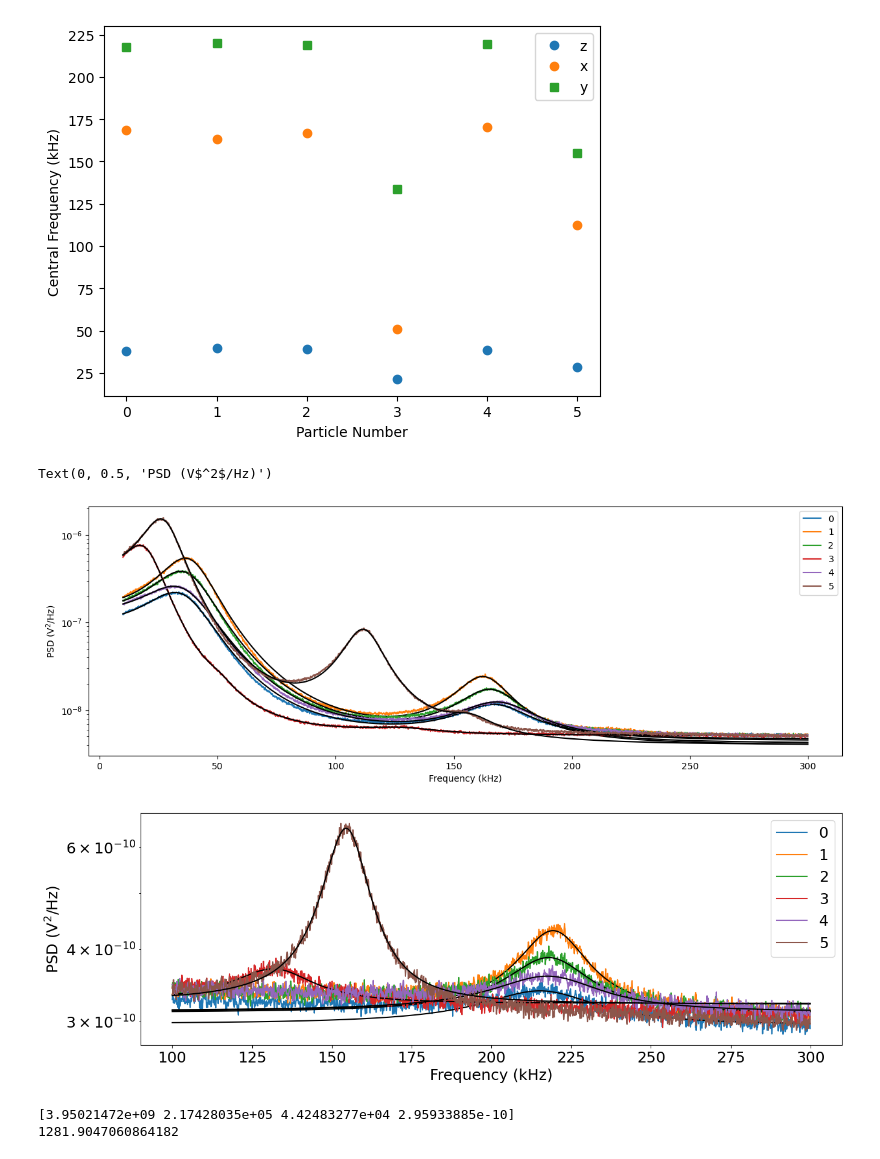
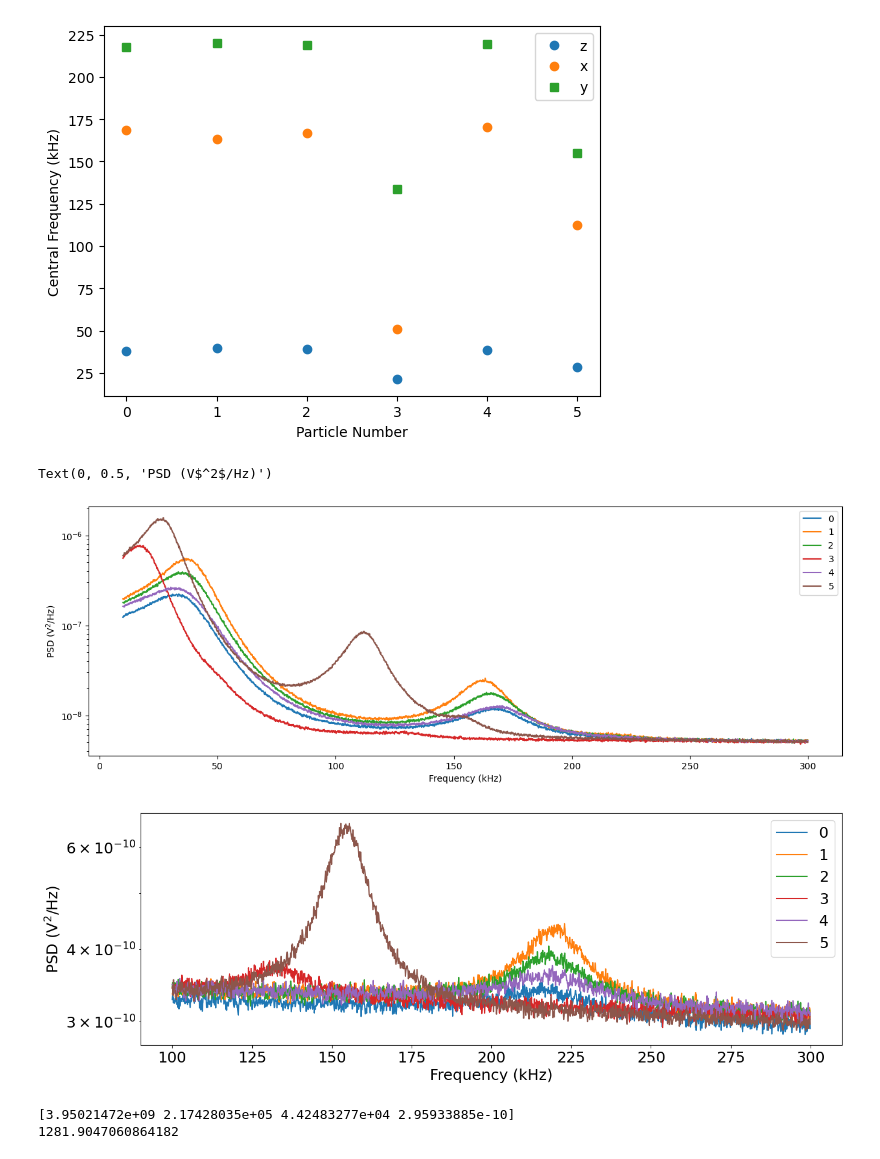
Before and after one commit to tompenny/SIMPLE_MASTQG_diamond, a Jupyter notebook: Particle frequencies.ipynb, the cells around one changed output. Cells and saved outputs as stored; diff of their text form; code cells hidden in the pictures.

```diff
--- a/Particle frequencies.ipynb
+++ b/Particle frequencies.ipynb
@@ -88,30 +88,30 @@ plt.legend()
 # %%
 plt.figure(figsize = (15, 5))
 lb = int(10000*nps_frac)
 ub = int(300000*nps_frac)
 for n, PSD in enumerate(PSDs):
     plt.plot(PSD_freq[lb:ub]/1000, PSD[lb:ub], label = str(n))
-    plt.plot(PSD_freq[lb:ub]/1000, fitted_l[n][lb:ub], 'k')
+    #plt.plot(PSD_freq[lb:ub]/1000, fitted_l[n][lb:ub], 'k')
 plt.yscale('log')
 plt.legend()
 plt.xlabel('Frequency (kHz)')
 plt.ylabel('PSD (V$^2$/Hz)')
 
 plt.figure(figsize = (15, 5))
 plt.tick_params(axis='both', which='both', labelsize=18)
 lb = int(100000*nps_frac)
 ub = int(300000*nps_frac)
 for n, PSD in enumerate(PSDs2):
     plt.plot(PSD_freq[lb:ub]/1000, PSD[lb:ub], label = str(n))
-    plt.plot(PSD_freq[lb:ub]/1000, fitted_l2[n][lb:ub], 'k')
+    #plt.plot(PSD_freq[lb:ub]/1000, fitted_l2[n][lb:ub], 'k')
 plt.yscale('log')
 plt.legend(fontsize = 18)
 plt.xlabel('Frequency (kHz)', fontsize = 18)
 plt.ylabel('PSD (V$^2$/Hz)', fontsize = 18)
 # %% [output]
 Text(0, 0.5, 'PSD (V$^2$/Hz)')
-[figure, old version]
+[figure, new version]
-[figure, old version]
+[figure, new version]
 # %%
 filename = 'D:/Lab Data/diamond/240520/'
 file = 1
```
Also changed, not shown: 1 other file.
